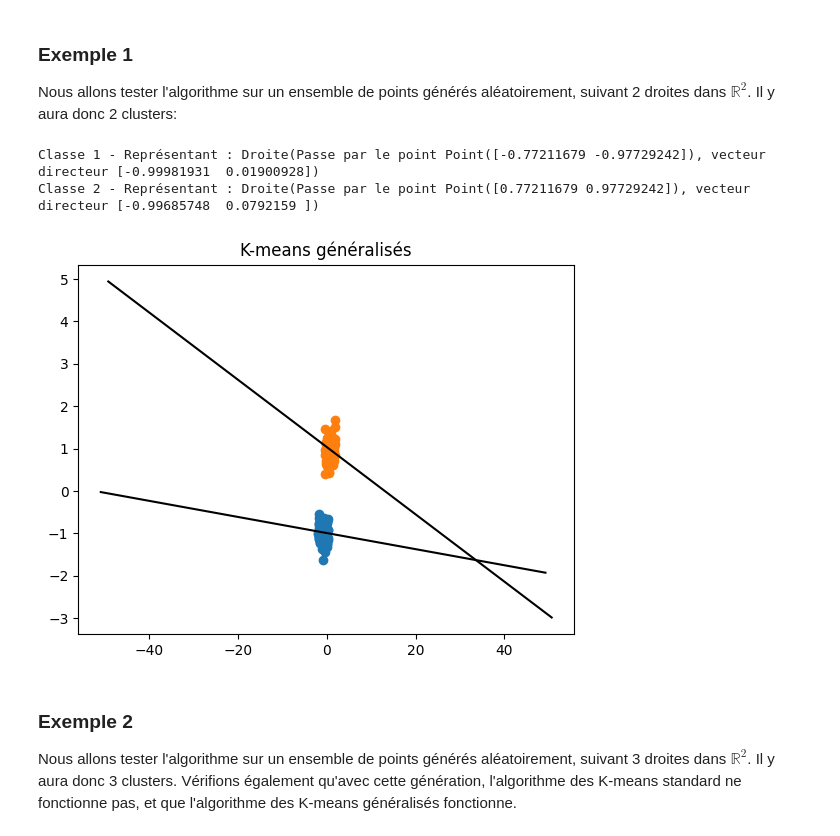
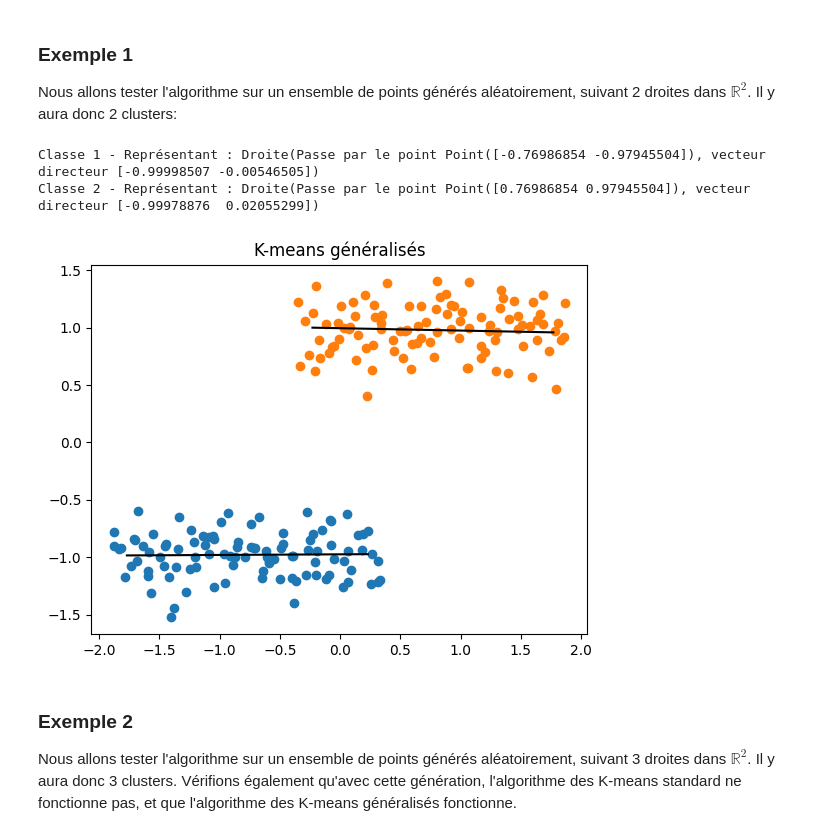
Before and after one commit to NoahKWM/ANDO, a Jupyter notebook: projet_ando.ipynb, the cells around one changed output. Drawn from its saved outputs; the diff is of its cells as text; code cells hidden in the pictures.

```diff
--- a/projet_ando.ipynb
+++ b/projet_ando.ipynb
@@ -298,9 +300,6 @@ X1, _ = make_blobs(n_samples=100, centers=[[i, droite1(i) + np.random.normal(0,
 
 # Points autour de la deuxième droite
 X2, _ = make_blobs(n_samples=100, centers=[[i, droite2(i) + np.random.normal(0, 0.25)] for i in range(-30, 100)])
-
-# # Points autour de la troisième droite
-# X3, _ = make_blobs(n_samples=100, centers=[[i, droite3(i) + np.random.normal(0, 0.25)] for i in range(-50, 50)])
 
 # Concaténer les points pour former un ensemble de données
 data = np.concatenate([X1, X2])
@@ -324,37 +323,37 @@ classes = liste_classes[np.argmin([np.sum(np.abs(classes - trueclass)) for class
 
 # Afficher les résultats
 for i in range(K):
     print(f"Classe {i + 1} - Représentant : {representants[i]}")
 
 # Afficher les points en couleur en fonction des classes
 for k in range(K):
     ind_k = np.where(classes == k)[0]
     points_k = data[ind_k]
     plt.scatter(points_k[:, 0], points_k[:, 1], label=f'Classe {k + 1}')
 
 # Afficher les droites des représentants
 for i in range(K):
     droite = representants[i]
 
     # Tracer la droite
     direction = droite.vecteur
     centre = droite.point.coordonnées
-    scale = 50
+    scale = 1
     origin = centre - scale * direction
     end_point = centre + scale * direction
     plt.plot([origin[0], end_point[0]], [origin[1], end_point[1]], color='black')
 
 # x_values = np.arange(20)
 # plt.plot(x_values, [droite1(i) for i in x_values], color='red', linestyle='dashed', label='Droite 1 réelle')
 # plt.plot(x_values, [droite2(i) for i in x_values], color='green', linestyle='dashed', label='Droite 2 réelle')
 # plt.plot(x_values, [droite3(i) for i in x_values], color='blue', linestyle='dashed', label='Droite 3 réelle')
 
 plt.title('K-means généralisés')
 plt.show()
 # %% [output]
-Classe 1 - Représentant : Droite(Passe par le point Point([-0.77211679 -0.97729242]), vecteur directeur [-0.99981931  0.01900928])
-Classe 2 - Représentant : Droite(Passe par le point Point([0.77211679 0.97729242]), vecteur directeur [-0.99685748  0.0792159 ])
+Classe 1 - Représentant : Droite(Passe par le point Point([-0.76986854 -0.97945504]), vecteur directeur [-0.99998507 -0.00546505])
+Classe 2 - Représentant : Droite(Passe par le point Point([0.76986854 0.97945504]), vecteur directeur [-0.99978876  0.02055299])
-[figure, old version]
+[figure, new version]
 # %% [markdown]
 ### Exemple 2
 
```
Also changed, not shown: parts of 4 cells of this notebook, 1 other file.
